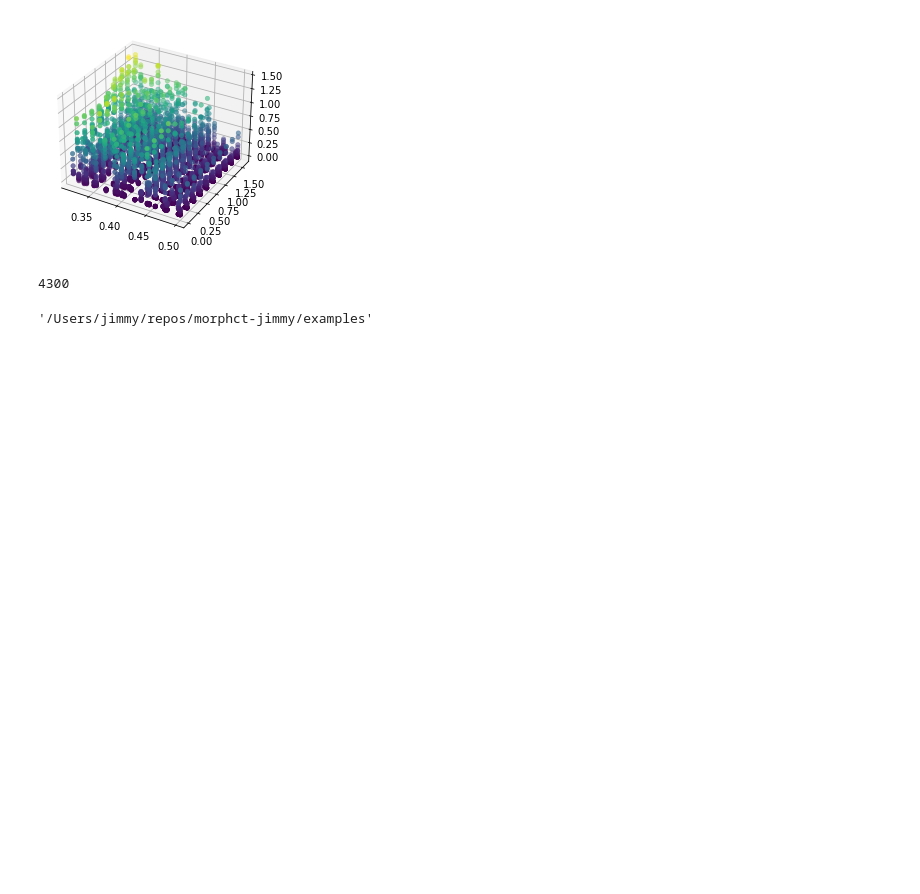
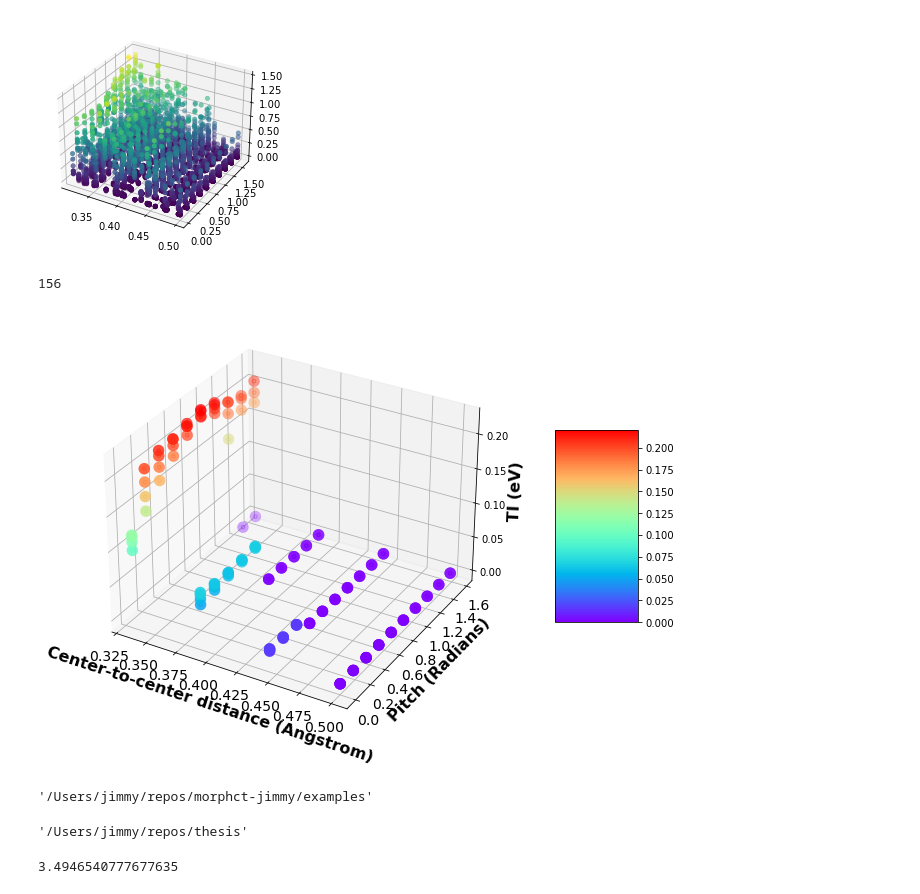
Before and after one commit to JimmyRushing/thesis, a Jupyter notebook: transfer-integral-workflow.ipynb, the cells around one changed output. Drawn from its saved outputs; the diff is of its cells as text; code cells hidden in the pictures; blank space fills up the shorter version.

```diff
--- a/transfer-integral-workflow.ipynb
+++ b/transfer-integral-workflow.ipynb
@@ -178,11 +178,11 @@ for d1, a1, d2, a2 in it.product(distances, angles, repeat=2):
 
     qcc_pairs = chromophores.set_neighbors_voronoi(chromo_list, snap, amber_dict, d_cut=100)
 
-    dimer_data = eqcc.dimer_homolumo(qcc_pairs, chromo_list, "two-molecule-test.txt")
+    dimer_data = eqcc.dimer_homolumo(qcc_pairs, chromo_list, path +"two-molecule-test.txt")
 
-    data = eqcc.singles_homolumo(chromo_list, "singles.txt")
+    data = eqcc.singles_homolumo(chromo_list, path + "singles.txt")
 
-    eqcc.set_energyvalues(chromo_list, "singles.txt", "two-molecule-test.txt")
+    eqcc.set_energyvalues(chromo_list, path + "singles.txt", path + "two-molecule-test.txt")
 
     chromo =chromo_list[1]
     #dont know if ill need this or if the math is right
@@ -203,29 +205,40 @@ ax.scatter(x, y, z, c=z, cmap='viridis', linewidth=0.5);
 # %%
 len(transfer_integral_list)
 # %% [output]
-4300
+156
 # %%
 #import seaborn as sns
 x = [i[0] for i in heat_tuple_list]
 y = [i[1] for i in heat_tuple_list]
 z = [i[2] for i in heat_tuple_list]
-fig = plt.figure(figsize = (6, 6))
+fig = plt.figure(figsize = (10, 10))
 ax = plt.axes(projection='3d')
 plt.xticks(fontsize=14)
 plt.yticks(fontsize=14)
 ax.set_xlabel('Center-to-center distance (Angstrom)',fontdict=dict(weight='bold'),fontsize=16)
 ax.set_ylabel('Pitch (Radians)',fontdict=dict(weight='bold'),fontsize=16)
 ax.set_zlabel('TI (eV)',fontdict=dict(weight='bold'),fontsize=16)
 #ax.set_title('Thiophene Transfer Integrals')
 p = ax.scatter(x, y, z, c=z, cmap='rainbow', linewidth=7);
 plt.colorbar(p, pad = .1, aspect = 2.3)
 
 
 
 fig.show()
+# %% [output]
+[figure, added]
 # %%
 fig.savefig('transfer_integral_plot', bbox_inches = "tight", facecolor = "white")
 # %%
 pwd
 # %% [output]
 '/Users/jimmy/repos/morphct-jimmy/examples'
+# %%
+pwd
+# %% [output]
+'/Users/jimmy/repos/thesis'
+# %%
+import random
+print(random.gauss(9, 4))
+# %% [output]
+3.4946540777677635
```
Also changed, not shown: parts of 1 cell of this notebook, 1 other file.
